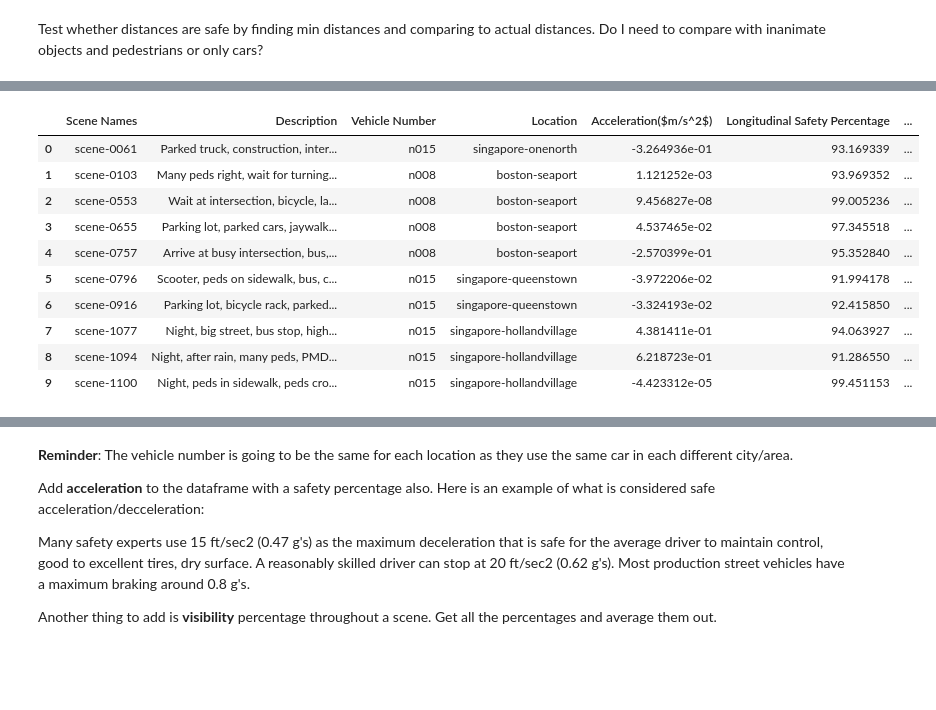
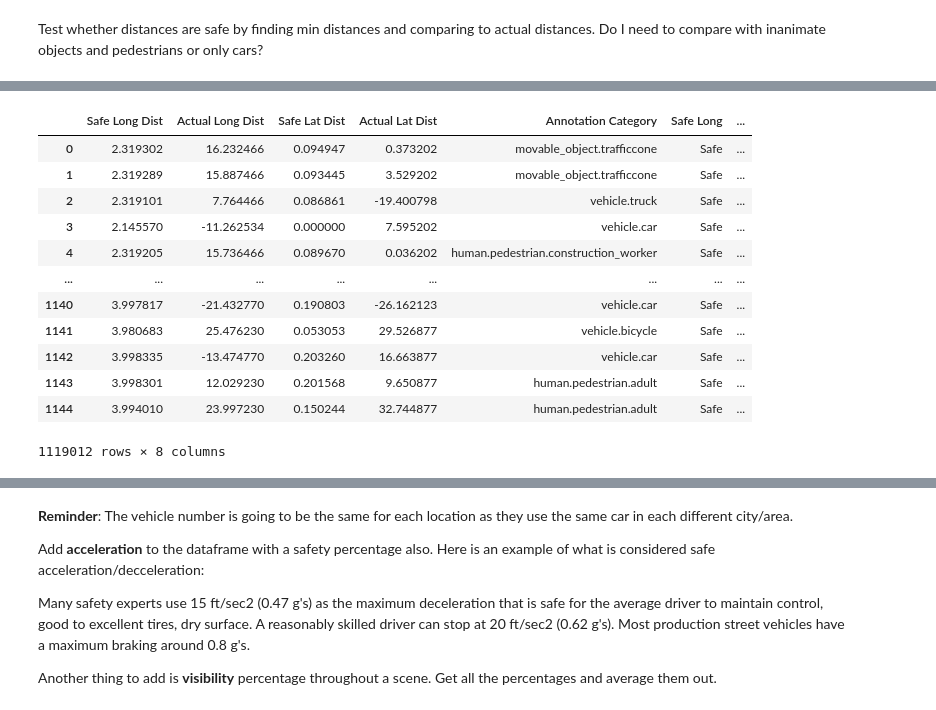
Before and after one commit to agathepetillot/UG4-Honours-Project, a Jupyter notebook: NuScenes_functions.ipynb, the cells around one changed output, grey strips where cells are left out. Drawn from its saved outputs; the diff is of its cells as text; code cells hidden in the pictures; blank space fills up the shorter version.

```diff
--- a/NuScenes_functions.ipynb
+++ b/NuScenes_functions.ipynb
@@ -178,7 +193,7 @@ def distance(sample_token):
         distances.append(distance_ego_pose)
 
         #print("ego pose distance:", distance_ego_pose)
-    return distances
+    return distances-4.087
 # %% [markdown]
 Lateral Distance
 # %%
@@ -312,7 +327,7 @@ def velocities(sample_data_token):
 
     #check if there are no previous or next ann as there will be no velocity
     if not sample_data_token_prev or not sample_data_token_next:
-        velocity[velocity==0] = np.nan
+        velocity = np.nan
     else:
         sample_data_prev = nusc.get('sample_data', sample_data_token_prev)
         sample_data_next = nusc.get('sample_data', sample_data_token_next)
@@ -539,7 +555,8 @@ Finding minimum longitudinal and lateral distances according to RSS.
 def d_min_longtudinal(v_r, v_f, p = 0.53, acc_max= 4.10, break_min = 4.64, break_max = 8.03):
 
     d_min = v_r*p + 0.5*acc_max*(p)**2 + (v_r + p*acc_max)**2/(2*break_min) - (v_f)**2/(2*break_max)
-
+    if not (isinstance(d_min, float)):
+        return float('inf')
     if d_min < 0:
         return 0
     else:
@@ -552,6 +569,8 @@ def d_min_lateral(v1, v2, mu = 0.07, p = 0.53, acc_max = 0.43, break_min = 0.96,
     v2_p = v2 - p*acc_max
 
     d_min = mu + ((v1+v1_p)*0.5*p + (v1_p**2)/(2*break_min)-(((v2+v1_p)/2)*p + v2_p**2/(2*break_min_correct)))
+    if not (isinstance(d_min, float)):
+        return float('inf')
     d_min = max(0, d_min)
 
     return d_min
@@ -567,7 +586,7 @@ def d_min_lateral(v1, v2, mu = 0.07, p = 0.53, acc_max = 0.43, break_min = 0.96,
 Test whether distances are safe by finding min distances and comparing to actual distances. Do I need to compare with inanimate objects and pedestrians or only cars?
 # %%
 #test velocity changes in a scene
-my_scene = nusc.scene[0]
+my_scene = nusc.scene[3]
 first_sample_token = my_scene['first_sample_token']
 my_sample = nusc.get('sample', first_sample_token)
 my_sample_token = my_sample['data']['LIDAR_TOP']
@@ -578,7 +597,7 @@ first_sample_data_token = sample_data['sample_token']
 anns = my_sample['anns']
 max_time_diff = 1.5
 ann_velocities = []
-
+ann_category = []
 actual_vels_lat = []
 actual_vels_long = []
 
@@ -608,32 +627,35 @@ while(my_sample['next'] != my_scene['last_sample_token']):
         ann_metadata = nusc.get('sample_annotation', ann)
         velocity = box_velocity(ann, max_time_diff)
         ann_velocities.append(velocity)
+        ann_category.append(ann_metadata['category_name'])
 
         rss_long.append(d_min_longtudinal(vel_long/3.6, ann_velocities[i]/3.6))
         rss_lat.append(d_min_lateral(vel_lat/3.6, ann_velocities[i]/3.6))
 
 df = pd.DataFrame()
+df['Annotation Category'] = ann_category
 df['Safe Long Dist'] = rss_long
 df['Actual Long Dist'] = actual_vels_lat
 df['Safe Lat Dist'] = rss_lat
 df['Actual Lat Dist'] = actual_vels_long
 df['Safe Long'] = np.where((df['Safe Long Dist'] <= abs(df['Actual Long Dist'])), 'Safe', 'Not Safe')
 df['Safe Lat'] = np.where((df['Safe Lat Dist'] <= abs(df['Actual Lat Dist'])), 'Safe', 'Not Safe')
-df['Safe Overall'] = np.where(((df['Safe Long'] == 'Not Safe') | (df['Safe Lat'] == 'Not Safe')), 'Not Safe', 'Safe')
+df['Safe Overall'] = np.where(((df['Safe Long'] == 'Not Safe') & (df['Safe Lat'] == 'Not Safe')), 'Not Safe', 'Safe')
 
 conditions = [
     #(df['Safe Long'] == 'Safe'),
-    (df['Safe Long'] == 'Not Safe'),
+    #(df['Safe Long'] == 'Not Safe'),
     #(df['Safe Lat'] == 'Safe'),
-    (df['Safe Lat'] == 'Not Safe'),
+    #(df['Safe Lat'] == 'Not Safe'),
     (df['Safe Overall'] == 'Safe'),
     (df['Safe Lat'] == 'Not Safe') & (df['Safe Long'] == 'Not Safe')
     ]
 
 # create a list of the values we want to assign for each condition
-values = ['Longtudinally Not Safe', 'Laterally Not Safe', 'Longtudianally and Laterally Safe', 'Longtudianally and Laterally Unsafe']
+values = ['Overall Safe', 'Overall Unsafe']
 
 # create a new column and use np.select to assign values to it using our lists as arguments
 df['Description'] = np.select(conditions, values)
-df
+#df2=df.dropna(how='all')
+df.loc[df['Description'] == 'Overall Unsafe']
 # %% [output]
@@ -690,6 +716,7 @@ print(safe_long_percent, safe_lat_percent, safe_overall_percent)
 # %%
 #test velocity changes in all scenes in mini dataset
 percentages_df = pd.DataFrame()
+full_df = pd.DataFrame()
 safe_long_percentages = []
 safe_lat_percentages = []
 safe_overall_percentages = []
@@ -723,6 +750,7 @@ for scene in range(len(nusc.scene)):
     rss_lat = []
     rss_long = []
     accel_vels = []
+    ann_category = []
 
     # Go through each token in a scene to then go through each annotation in that snippet
     while(my_sample['next'] != my_scene['last_sample_token']):
@@ -740,39 +768,40 @@ for scene in range(len(nusc.scene)):
         vel_long = abs(vector_velocities(my_sample_token)[1])
         accel_vels.append(velocities(my_sample_token))
 
-
         for i in range(len(anns)):
             ann = anns[i]
             ann_metadata = nusc.get('sample_annotation', ann)
+            ann_category.append(ann_metadata['category_name'])
             velocity = box_velocity(ann, max_time_diff)
             ann_velocities.append(velocity)
-
+            #print(d_min_longtudinal(vel_long/3.6, ann_velocities[i]/3.6))
             rss_long.append(d_min_longtudinal(vel_long/3.6, ann_velocities[i]/3.6))
             rss_lat.append(d_min_lateral(vel_lat/3.6, ann_velocities[i]/3.6))
 
     vel_vals = [i[0] for i in accel_vels]
     accel.append(acceleration(vel_vals[len(vel_vals)-1], vel_vals[0], 20/3600)) #convert seconds into hours
-
     df = pd.DataFrame()
     df['Safe Long Dist'] = rss_long
     df['Actual Long Dist'] = actual_vels_lat
     df['Safe Lat Dist'] = rss_lat
     df['Actual Lat Dist'] = actual_vels_long
+    df['Annotation Category'] = ann_category[:len(rss_long)]
     df['Safe Long'] = np.where((df['Safe Long Dist'] <= abs(df['Actual Long Dist'])), 'Safe', 'Not Safe')
     df['Safe Lat'] = np.where((df['Safe Lat Dist'] <= abs(df['Actual Lat Dist'])), 'Safe', 'Not Safe')
-    df['Safe Overall'] = np.where(((df['Safe Long'] == 'Not Safe') | (df['Safe Lat'] == 'Not Safe')), 'Not Safe', 'Safe')
+    df['Safe Overall'] = np.where(((df['Safe Long'] == 'Not Safe') & (df['Safe Lat'] == 'Not Safe')), 'Not Safe', 'Safe')
+    full_df = full_df.append(df)
 
     conditions = [
         #(df['Safe Long'] == 'Safe'),
-        (df['Safe Long'] == 'Not Safe'),
+        #(df['Safe Long'] == 'Not Safe'),
         #(df['Safe Lat'] == 'Safe'),
-        (df['Safe Lat'] == 'Not Safe'),
+        #(df['Safe Lat'] == 'Not Safe'),
         (df['Safe Overall'] == 'Safe'),
         (df['Safe Lat'] == 'Not Safe') & (df['Safe Long'] == 'Not Safe')
         ]
 
     # create a list of the values we want to assign for each condition
-    values = ['Longtudinally Not Safe', 'Laterally Not Safe', 'Longtudianally and Laterally Safe', 'Longtudianally and Laterally Unsafe']
+    values = ['Safe', 'Unsafe']
 
     # create a new column and use np.select to assign values to it using our lists as arguments
     df['Description'] = np.select(conditions, values)
@@ -809,42 +838,44 @@ for scene in range(len(nusc.scene)):
         not_safe_overall = 0
 
     safe_overall_percent = safe_overall/(safe_overall + not_safe_overall) * 100
 
     safe_long_percentages.append(safe_long_percent)
     safe_lat_percentages.append(safe_lat_percent)
     safe_overall_percentages.append(safe_overall_percent)
 
     # Get scene locations
     token = nusc.scene[scene]['log_token']
     location = nusc.get('log', token)['location']
     locations.append(location)
 
     # Get scene descriptions
     description = nusc.scene[scene]['description']
     descriptions.append(description)
 
     # Get scene vehicles
     vehicle = nusc.get('log', token)['vehicle']
     vehicles.append(vehicle)
 
 percentages_df['Scene Names'] = scene_names
 percentages_df['Description'] = descriptions
 percentages_df['Vehicle Number'] = vehicles
 percentages_df['Location'] = locations
 percentages_df['Acceleration($m/s^2$)'] = accel
 percentages_df['Longitudinal Safety Percentage'] = safe_long_percentages
 percentages_df['Lateral Safety Percentage'] = safe_lat_percentages
 percentages_df['Overall Safety Percentage'] = safe_overall_percentages
-percentages_df
+full_df
 # %% [output]
-|  | Scene Names | Description | Vehicle Number | Location | Acceleration($m/s^2$) | Longitudinal Safety Percentage | ... |
-| 0 | scene-0061 | Parked truck, construction, inter... | n015 | singapore-onenorth | -3.264936e-01 | 93.169339 | ... |
-| 1 | scene-0103 | Many peds right, wait for turning... | n008 | boston-seaport | 1.121252e-03 | 93.969352 | ... |
-| 2 | scene-0553 | Wait at intersection, bicycle, la... | n008 | boston-seaport | 9.456827e-08 | 99.005236 | ... |
-| 3 | scene-0655 | Parking lot, parked cars, jaywalk... | n008 | boston-seaport | 4.537465e-02 | 97.345518 | ... |
-| 4 | scene-0757 | Arrive at busy intersection, bus,... | n008 | boston-seaport | -2.570399e-01 | 95.352840 | ... |
-| 5 | scene-0796 | Scooter, peds on sidewalk, bus, c... | n015 | singapore-queenstown | -3.972206e-02 | 91.994178 | ... |
-| 6 | scene-0916 | Parking lot, bicycle rack, parked... | n015 | singapore-queenstown | -3.324193e-02 | 92.415850 | ... |
-| 7 | scene-1077 | Night, big street, bus stop, high... | n015 | singapore-hollandvillage | 4.381411e-01 | 94.063927 | ... |
-| 8 | scene-1094 | Night, after rain, many peds, PMD... | n015 | singapore-hollandvillage | 6.218723e-01 | 91.286550 | ... |
-| 9 | scene-1100 | Night, peds in sidewalk, peds cro... | n015 | singapore-hollandvillage | -4.423312e-05 | 99.451153 | ... |
+|  | Safe Long Dist | Actual Long Dist | Safe Lat Dist | Actual Lat Dist | Annotation Category | Safe Long | ... |
+| 0 | 2.319302 | 16.232466 | 0.094947 | 0.373202 | movable_object.trafficcone | Safe | ... |
+| 1 | 2.319289 | 15.887466 | 0.093445 | 3.529202 | movable_object.trafficcone | Safe | ... |
+| 2 | 2.319101 | 7.764466 | 0.086861 | -19.400798 | vehicle.truck | Safe | ... |
+| 3 | 2.145570 | -11.262534 | 0.000000 | 7.595202 | vehicle.car | Safe | ... |
+| 4 | 2.319205 | 15.736466 | 0.089670 | 0.036202 | human.pedestrian.construction_worker | Safe | ... |
+| ... | ... | ... | ... | ... | ... | ... | ... |
+| 1140 | 3.997817 | -21.432770 | 0.190803 | -26.162123 | vehicle.car | Safe | ... |
+| 1141 | 3.980683 | 25.476230 | 0.053053 | 29.526877 | vehicle.bicycle | Safe | ... |
+| 1142 | 3.998335 | -13.474770 | 0.203260 | 16.663877 | vehicle.car | Safe | ... |
+| 1143 | 3.998301 | 12.029230 | 0.201568 | 9.650877 | human.pedestrian.adult | Safe | ... |
+| 1144 | 3.994010 | 23.997230 | 0.150244 | 32.744877 | human.pedestrian.adult | Safe | ... |
+1119012 rows × 8 columns
```
Also changed, not shown: parts of 21 cells of this notebook, 1 other file.
